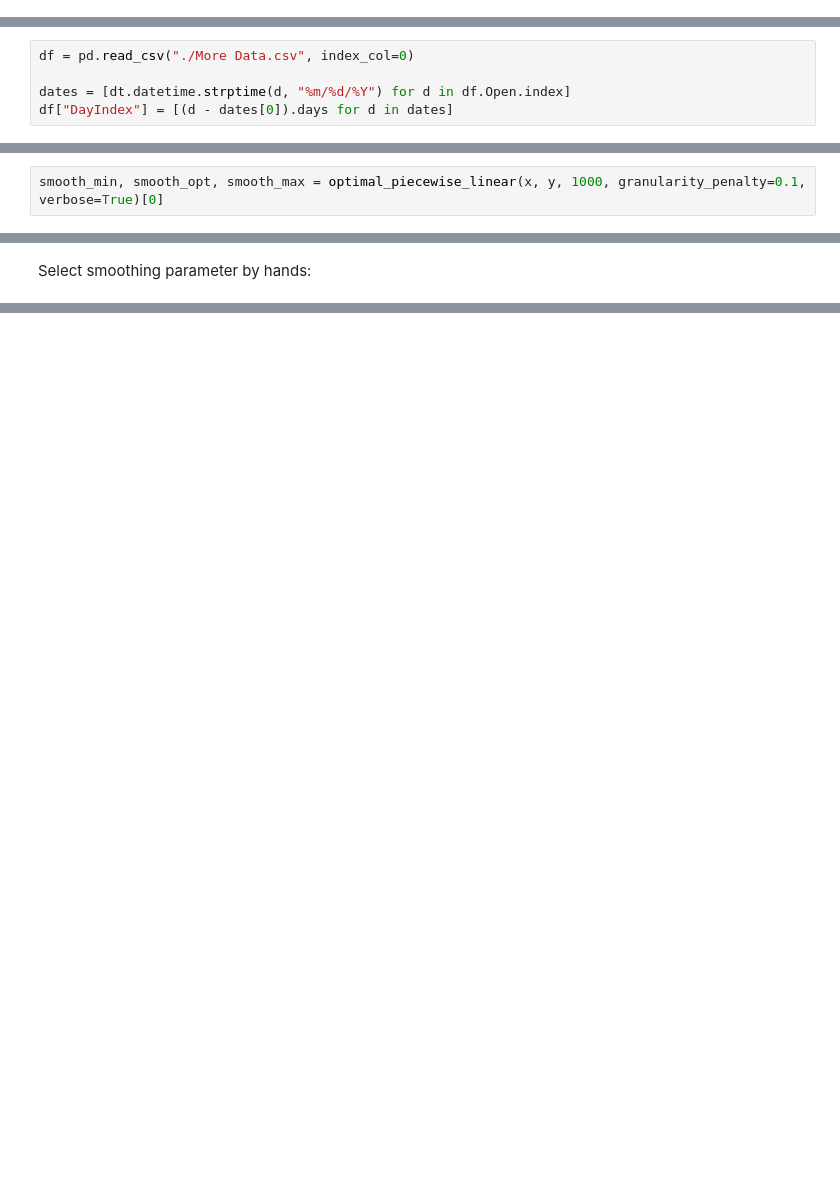
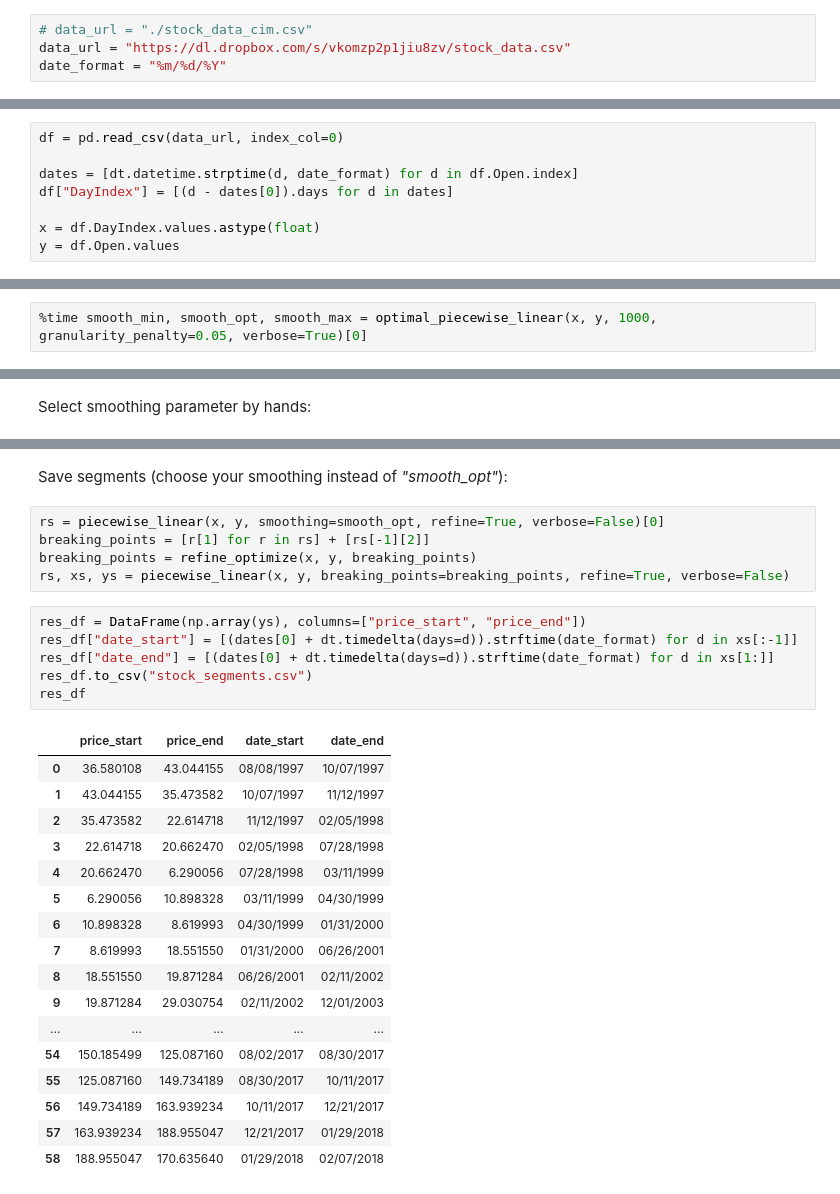
Before and after one commit to VPetukhov/StockSegmentation, a Jupyter notebook: PiecwiseLinearApproximation.ipynb, the cells around one changed output, grey strips where cells are left out. Drawn from its saved outputs; the diff is of its cells as text; blank space fills up the shorter version.

```diff
--- a/PiecwiseLinearApproximation.ipynb
+++ b/PiecwiseLinearApproximation.ipynb
@@ -15,0 +16,4 @@ Read data:
+# %%
+# data_url = "./stock_data_cim.csv"
+data_url = "https://dl.dropbox.com/s/vkomzp2p1jiu8zv/stock_data.csv"
+date_format = "%m/%d/%Y"
@@ -16,5 +22,8 @@ Read data:
 # %%
-df = pd.read_csv("./More Data.csv", index_col=0)
+df = pd.read_csv(data_url, index_col=0)
 
-dates = [dt.datetime.strptime(d, "%m/%d/%Y") for d in df.Open.index]
+dates = [dt.datetime.strptime(d, date_format) for d in df.Open.index]
 df["DayIndex"] = [(d - dates[0]).days for d in dates]
+
+x = df.DayIndex.values.astype(float)
+y = df.Open.values
@@ -24,5 +30,5 @@ y = df.Open.values
 # %% [markdown]
 Optimal smoothing parameter:
 # %%
-smooth_min, smooth_opt, smooth_max = optimal_piecewise_linear(x, y, 1000, granularity_penalty=0.1, verbose=True)[0]
+%time smooth_min, smooth_opt, smooth_max = optimal_piecewise_linear(x, y, 1000, granularity_penalty=0.05, verbose=True)[0]
 # %% [output]
@@ -48,0 +71,31 @@ If you're reading this message in another frontend (for example, a static render
+# %% [markdown]
+Save segments (choose your smoothing instead of *"smooth_opt"*):
+# %%
+rs = piecewise_linear(x, y, smoothing=smooth_opt, refine=True, verbose=False)[0]
+breaking_points = [r[1] for r in rs] + [rs[-1][2]]
+breaking_points = refine_optimize(x, y, breaking_points)
+rs, xs, ys = piecewise_linear(x, y, breaking_points=breaking_points, refine=True, verbose=False)
+# %%
+res_df = DataFrame(np.array(ys), columns=["price_start", "price_end"])
+res_df["date_start"] = [(dates[0] + dt.timedelta(days=d)).strftime(date_format) for d in xs[:-1]]
+res_df["date_end"] = [(dates[0] + dt.timedelta(days=d)).strftime(date_format) for d in xs[1:]]
+res_df.to_csv("stock_segments.csv")
+res_df
+# %% [output]
+|  | price_start | price_end | date_start | date_end |
+| 0 | 36.580108 | 43.044155 | 08/08/1997 | 10/07/1997 |
+| 1 | 43.044155 | 35.473582 | 10/07/1997 | 11/12/1997 |
+| 2 | 35.473582 | 22.614718 | 11/12/1997 | 02/05/1998 |
+| 3 | 22.614718 | 20.662470 | 02/05/1998 | 07/28/1998 |
+| 4 | 20.662470 | 6.290056 | 07/28/1998 | 03/11/1999 |
+| 5 | 6.290056 | 10.898328 | 03/11/1999 | 04/30/1999 |
+| 6 | 10.898328 | 8.619993 | 04/30/1999 | 01/31/2000 |
+| 7 | 8.619993 | 18.551550 | 01/31/2000 | 06/26/2001 |
+| 8 | 18.551550 | 19.871284 | 06/26/2001 | 02/11/2002 |
+| 9 | 19.871284 | 29.030754 | 02/11/2002 | 12/01/2003 |
+| ... | ... | ... | ... | ... |
+| 54 | 150.185499 | 125.087160 | 08/02/2017 | 08/30/2017 |
+| 55 | 125.087160 | 149.734189 | 08/30/2017 | 10/11/2017 |
+| 56 | 149.734189 | 163.939234 | 10/11/2017 | 12/21/2017 |
+| 57 | 163.939234 | 188.955047 | 12/21/2017 | 01/29/2018 |
+| 58 | 188.955047 | 170.635640 | 01/29/2018 | 02/07/2018 |
```
Also changed, not shown: parts of 8 cells of this notebook, 5 other files.
